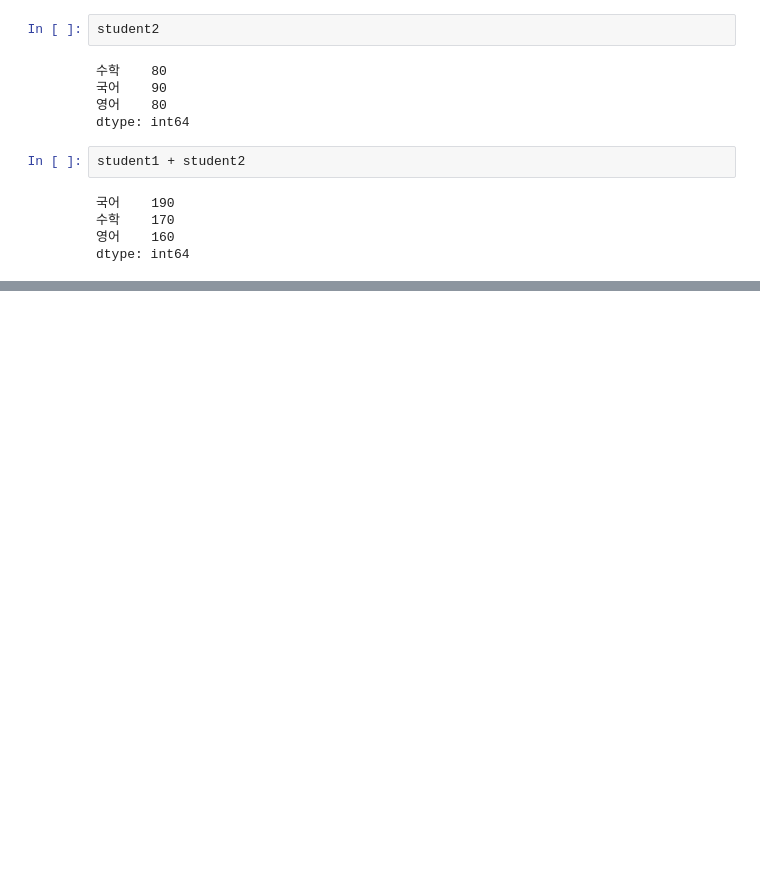
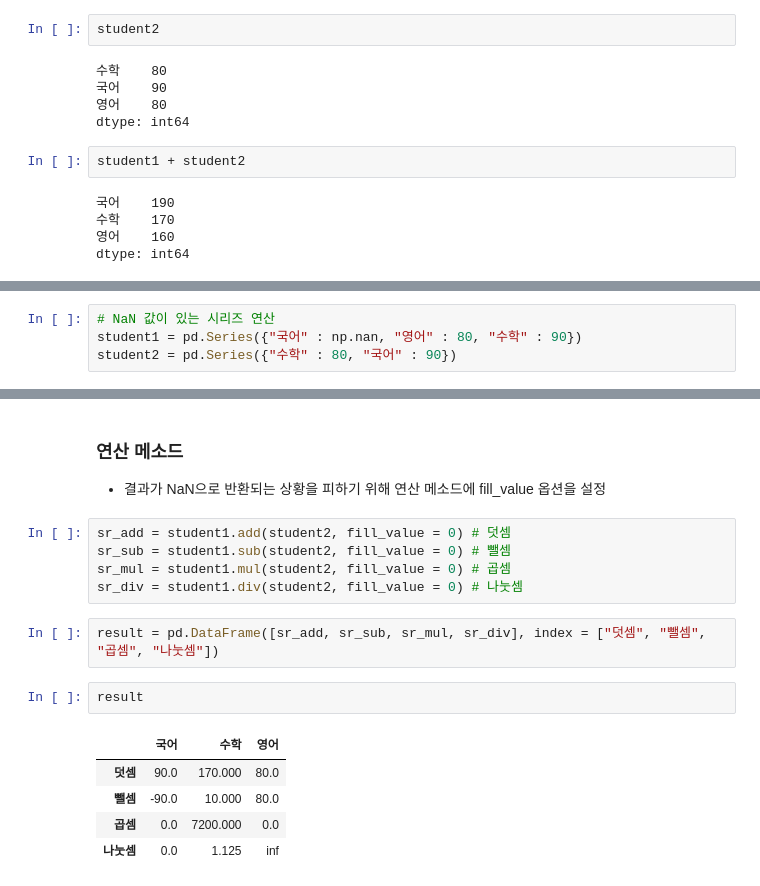
Before and after one commit to mygithub05253/EST-CAMP-AI-Quant, a Jupyter notebook: learning/02-preprocessing-viz/1. 판다스_자료구조.ipynb, the cells around one changed output, grey strips where cells are left out. Saved outputs shown, nothing was run; the diff lists cells and outputs as text; blank space fills up the shorter version.

```diff
--- a/learning/02-preprocessing-viz/1. 판다스_자료구조.ipynb
+++ b/learning/02-preprocessing-viz/1. 판다스_자료구조.ipynb
@@ -979,0 +993,4 @@ dtype: int64
+# %%
+# NaN 값이 있는 시리즈 연산
+student1 = pd.Series({"국어" : np.nan, "영어" : 80, "수학" : 90})
+student2 = pd.Series({"수학" : 80, "국어" : 90})
@@ -979,0 +1017,19 @@ dtype: int64
+# %% [markdown]
+### 연산 메소드
+
+- 결과가 NaN으로 반환되는 상황을 피하기 위해 연산 메소드에 fill_value 옵션을 설정
+# %%
+sr_add = student1.add(student2, fill_value = 0) # 덧셈
+sr_sub = student1.sub(student2, fill_value = 0) # 뺄셈
+sr_mul = student1.mul(student2, fill_value = 0) # 곱셈
+sr_div = student1.div(student2, fill_value = 0) # 나눗셈
+# %%
+result = pd.DataFrame([sr_add, sr_sub, sr_mul, sr_div], index = ["덧셈", "뺄셈", "곱셈", "나눗셈"])
+# %%
+result
+# %% [output]
+|  | 국어 | 수학 | 영어 |
+| 덧셈 | 90.0 | 170.000 | 80.0 |
+| 뺄셈 | -90.0 | 10.000 | 80.0 |
+| 곱셈 | 0.0 | 7200.000 | 0.0 |
+| 나눗셈 | 0.0 | 1.125 | inf |
```
Also changed, not shown: parts of 17 cells of this notebook, 28 other files.
